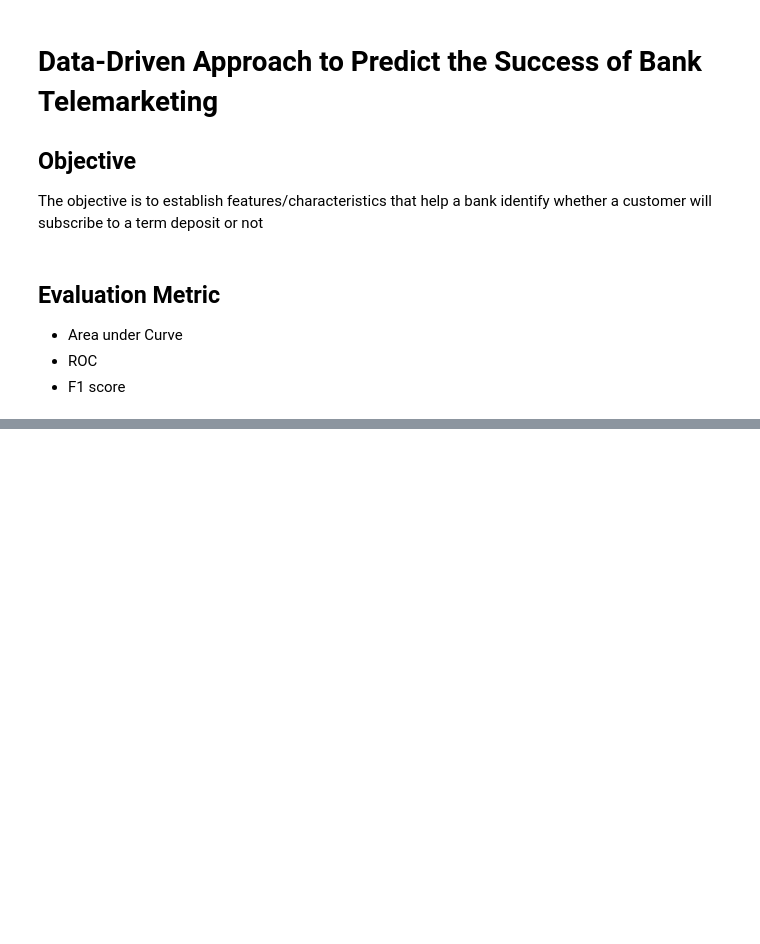
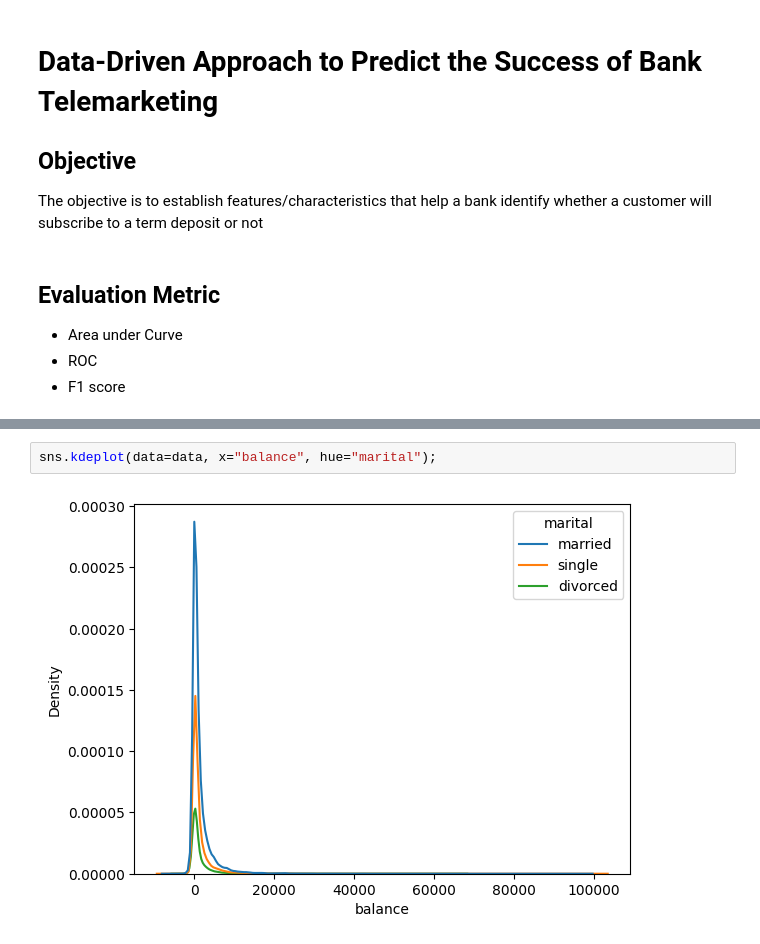
Before and after one commit to komus/business_analytics, a Jupyter notebook: classification/assignment02.ipynb, the cells around one changed output, grey strips where cells are left out. Cells and saved outputs as stored; diff of their text form; blank space fills up the shorter version.

```diff
--- a/classification/assignment02.ipynb
+++ b/classification/assignment02.ipynb
@@ -125,0 +130,4 @@ sns.countplot
+# %%
+sns.kdeplot(data=data, x="balance", hue="marital");
+# %% [output]
+[figure, added]
```
Also changed, not shown: parts of 75 cells of this notebook.
